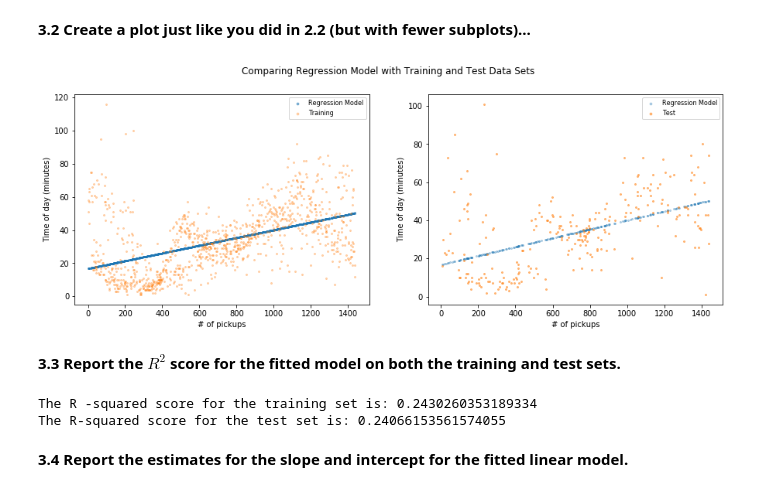
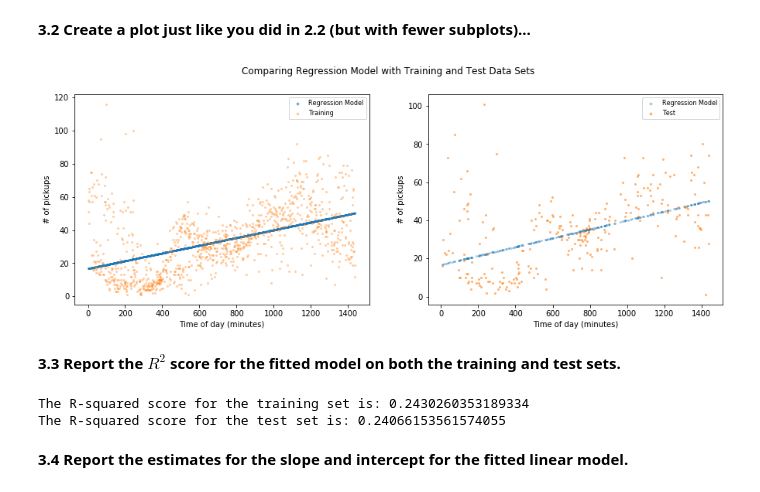
Before and after one commit to songdavidb/cs109aHW, a Jupyter notebook: cs109a_hw2/cs109a_hw2.ipynb, the cells around one changed output. Saved outputs shown, nothing was run; the diff lists cells and outputs as text; code cells hidden in the pictures.

```diff
--- a/cs109a_hw2/cs109a_hw2.ipynb
+++ b/cs109a_hw2/cs109a_hw2.ipynb
@@ -194,13 +194,13 @@ for k, reg_obj in KNNmodels.items():
     predictions = reg_obj.predict(x_grid.reshape(-1,1))
     ax[0,count].scatter(x_grid, predictions, label="k={}".format(k), s=1, alpha=0.5)
     ax[0, count].scatter(X_train, y_train, label ="Training", s=1, alpha=0.3)
-    ax[0,count].set_xlabel('# of pickups')
-    ax[0,count].set_ylabel('Time of day (minutes)')
+    ax[0,count].set_ylabel('# of pickups')
+    ax[0,count].set_xlabel('Time of day (minutes)')
 
     ax[1,count].scatter(x_grid, predictions, label="k={}".format(k), s=1, alpha=0.3)
     ax[1, count].scatter(x_test, y_test, label ="Test", s=1, alpha=0.5)
-    ax[1,count].set_xlabel('# of pickups')
-    ax[1,count].set_ylabel('Time of day (minutes)')
+    ax[1,count].set_ylabel('# of pickups')
+    ax[1,count].set_xlabel('Time of day (minutes)')
 
 #https://stackoverflow.com/questions/24706125/setting-a-fixed-size-for-points-in-legend
     legend1 = ax[0, count].legend(prop={'size': 6})
@@ -324,46 +324,46 @@ We next consider simple linear regression, which we know from lecture is a param
 X_train2 = sm.add_constant(x_train)
 X_test2 = sm.add_constant(x_test)
 
-OLSModel = sm.OLS(y_train, X_train2)
-ols_res = OLSModel.fit()
+ols_m = sm.OLS(y_train, X_train2)
+OLSModel = ols_m.fit()
 
-predict_train = ols_res.predict(X_train2)
-predict_test = ols_res.predict(X_test2)
+predict_train = OLSModel.predict(X_train2)
+predict_test = OLSModel.predict(X_test2)
 # %% [markdown]
 **3.2 Create a plot just like you did in 2.2 (but with fewer subplots)...**
 # %%
 # your code here
 fig, ax = plt.subplots(1, 2, figsize = (15,5))
 
 plt.subplots_adjust(wspace = 0.2)
 plt.suptitle('Comparing Regression Model with Training and Test Data Sets')
 
 x_grid = np.linspace(np.min(X_train), np.max(X_train), 240)
 
 # Plot
 ax[0].scatter(X_train, predict_train, label="Regression Model".format(k), s=4, alpha=0.5)
 ax[0].scatter(X_train, y_train, label ="Training", s=4, alpha=0.3)
-ax[0].set_xlabel('# of pickups')
-ax[0].set_ylabel('Time of day (minutes)')
+ax[0].set_ylabel('# of pickups')
+ax[0].set_xlabel('Time of day (minutes)')
 
 ax[1].scatter(x_test, predict_test, label="Regression Model".format(k), s=4, alpha=0.3)
 ax[1].scatter(x_test, y_test, label ="Test", s=4, alpha=0.5)
-ax[1].set_xlabel('# of pickups')
-ax[1].set_ylabel('Time of day (minutes)')
+ax[1].set_ylabel('# of pickups')
+ax[1].set_xlabel('Time of day (minutes)')
 
 #https://stackoverflow.com/questions/24706125/setting-a-fixed-size-for-points-in-legend
 legend1 = ax[0].legend(prop={'size': 8})
 for handle in legend1.legendHandles:
     handle.set_sizes([8.0])
 legend2 = ax[1].legend(prop={'size': 8})
 for handle in legend2.legendHandles:
     handle.set_sizes([8.0])
 # %% [output]
-[figure, old version]
+[figure, new version]
 # %% [markdown]
 **3.3 Report the $R^2$ score for the fitted model on both the training and test sets.**
 # %%
-ols_R2train = ols_res.rsquared
+ols_R2train = OLSModel.rsquared
 ols_R2train
 
 def R2_manually(y_test, predict_test):
@@ -377,10 +377,10 @@ def R2_manually(y_test, predict_test):
 
 ols_R2test = R2_manually(y_test, predict_test)
 
-print('The R -squared score for the training set is: {}\n'
+print('The R-squared score for the training set is: {}\n'
       'The R-squared score for the test set is: {}'.format(ols_R2train, ols_R2test))
 # %% [output]
-The R -squared score for the training set is: 0.2430260353189334
+The R-squared score for the training set is: 0.2430260353189334
 The R-squared score for the test set is: 0.24066153561574055
 # %% [markdown]
 **3.4 Report the estimates for the slope and intercept for the fitted linear model.**
```
Also changed, not shown: parts of 9 cells of this notebook.
